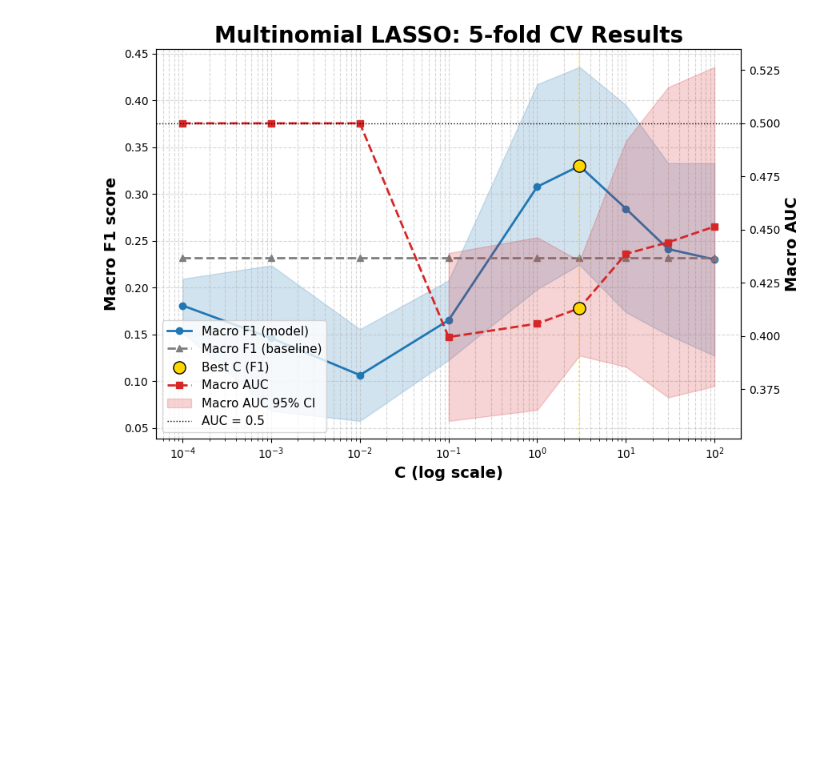
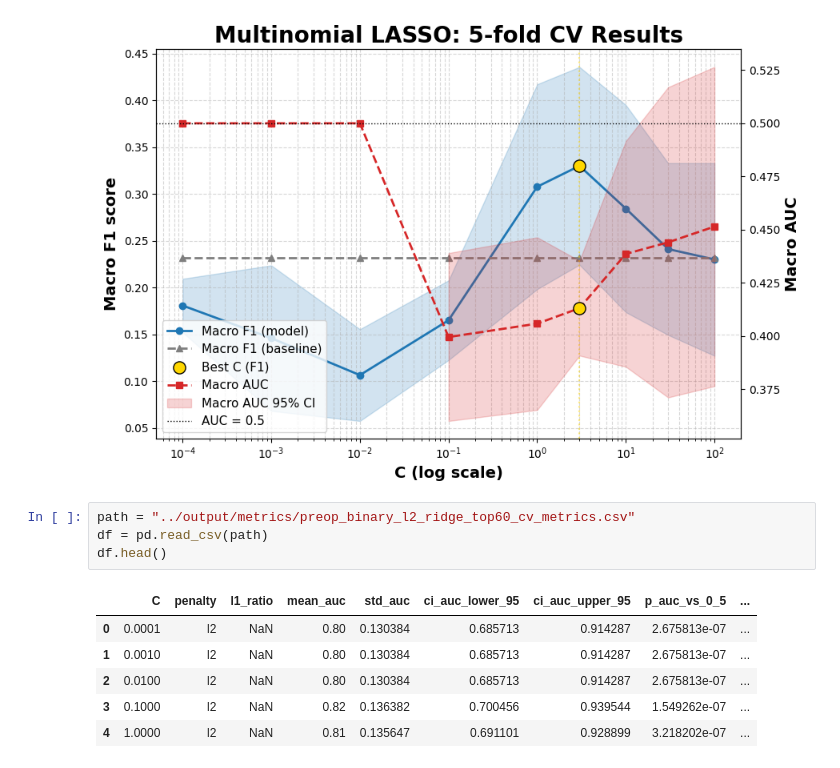
Before and after one commit to ygrepo/Craniopharyngiomas_Image_Segmentation, a Jupyter notebook: notebooks/cv_plot.ipynb, the cells around one changed output. Saved outputs shown, nothing was run; the diff lists cells and outputs as text; blank space fills up the shorter version.

```diff
--- a/notebooks/cv_plot.ipynb
+++ b/notebooks/cv_plot.ipynb
@@ -114,3 +114,14 @@ path = "../output/figures/preop_multinomial_elasticnet_l1ratio_0.3_cv_metrics.ti
 plot_multinomial_lasso_cv_metrics(df, fn=Path(path))
 # %% [output]
 [figure]
+# %%
+path = "../output/metrics/preop_binary_l2_ridge_top60_cv_metrics.csv"
+df = pd.read_csv(path)
+df.head()
+# %% [output]
+|  | C | penalty | l1_ratio | mean_auc | std_auc | ci_auc_lower_95 | ci_auc_upper_95 | p_auc_vs_0_5 | ... |
+| 0 | 0.0001 | l2 | NaN | 0.80 | 0.130384 | 0.685713 | 0.914287 | 2.675813e-07 | ... |
+| 1 | 0.0010 | l2 | NaN | 0.80 | 0.130384 | 0.685713 | 0.914287 | 2.675813e-07 | ... |
+| 2 | 0.0100 | l2 | NaN | 0.80 | 0.130384 | 0.685713 | 0.914287 | 2.675813e-07 | ... |
+| 3 | 0.1000 | l2 | NaN | 0.82 | 0.136382 | 0.700456 | 0.939544 | 1.549262e-07 | ... |
+| 4 | 1.0000 | l2 | NaN | 0.81 | 0.135647 | 0.691101 | 0.928899 | 3.218202e-07 | ... |
```
Also changed, not shown: parts of 3 cells of this notebook, 8 other files.
